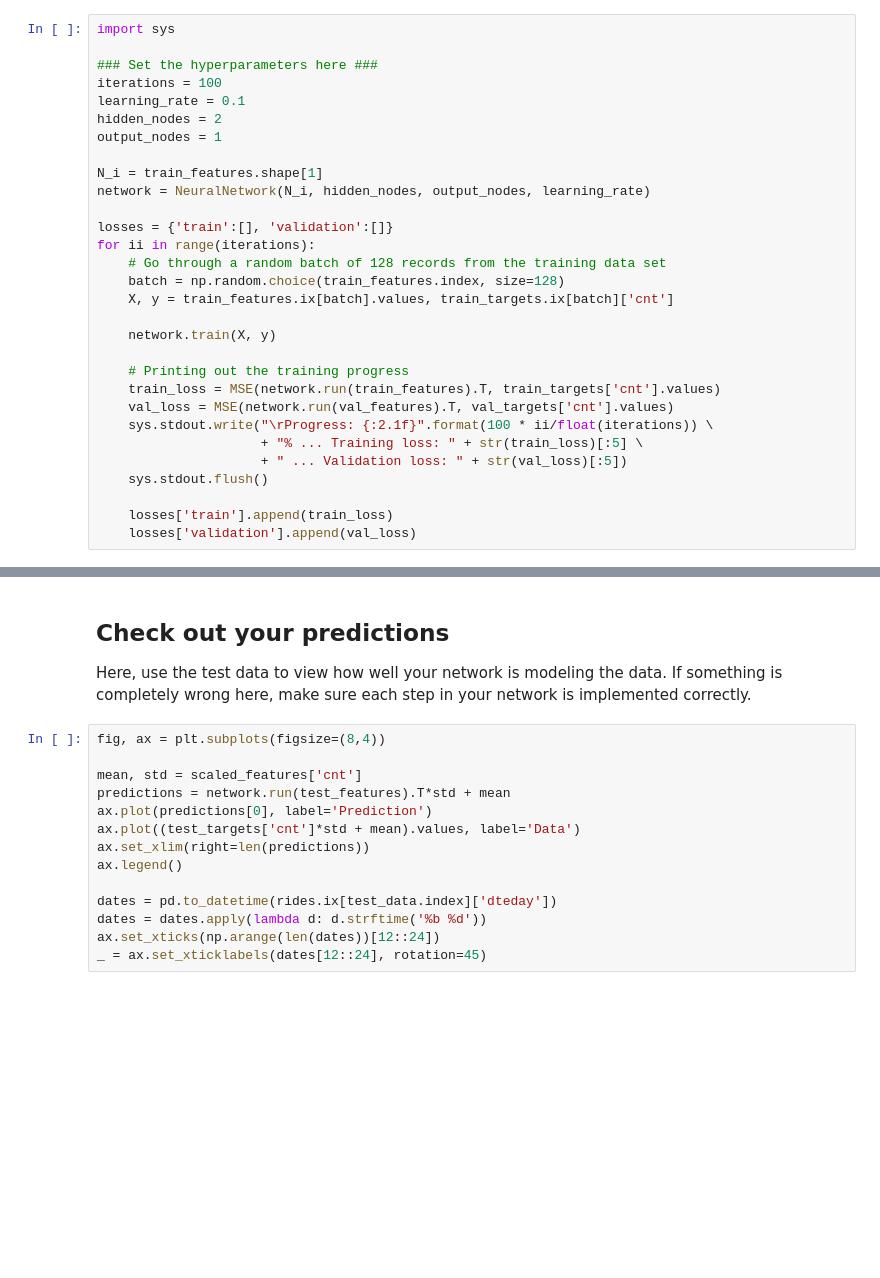
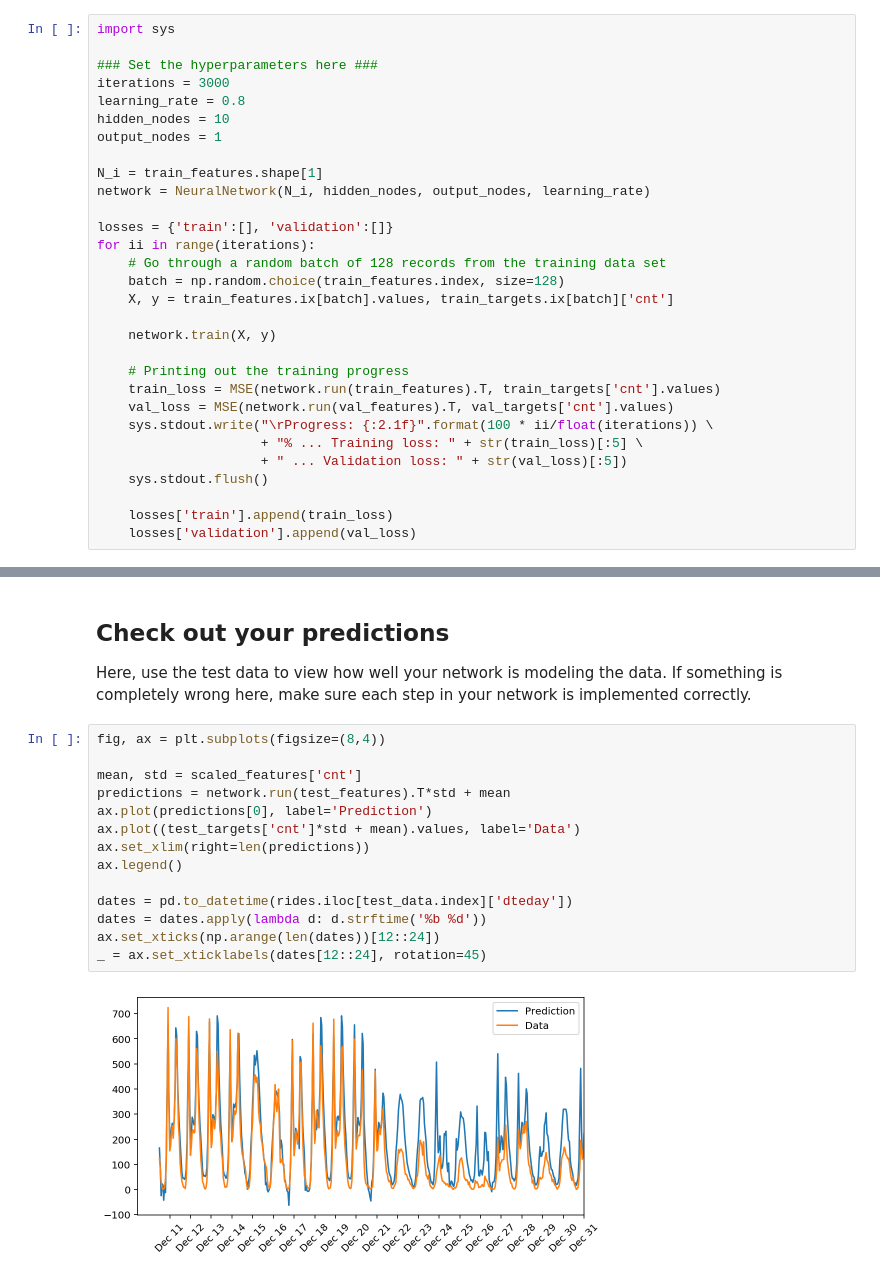
Before and after one commit to felipegssantos/first-neural-network, a Jupyter notebook: Your_first_neural_network.ipynb, the cells around one changed output, grey strips where cells are left out. Cells and saved outputs as stored; diff of their text form; blank space fills up the shorter version.

```diff
--- a/Your_first_neural_network.ipynb
+++ b/Your_first_neural_network.ipynb
@@ -297,9 +297,9 @@ The more hidden nodes you have, the more accurate predictions the model will mak
 import sys
 
 ### Set the hyperparameters here ###
-iterations = 100
-learning_rate = 0.1
-hidden_nodes = 2
+iterations = 3000
+learning_rate = 0.8
+hidden_nodes = 10
 output_nodes = 1
 
 N_i = train_features.shape[1]
@@ -335,17 +339,19 @@ Here, use the test data to view how well your network is modeling the data. If s
 # %%
 fig, ax = plt.subplots(figsize=(8,4))
 
 mean, std = scaled_features['cnt']
 predictions = network.run(test_features).T*std + mean
 ax.plot(predictions[0], label='Prediction')
 ax.plot((test_targets['cnt']*std + mean).values, label='Data')
 ax.set_xlim(right=len(predictions))
 ax.legend()
 
-dates = pd.to_datetime(rides.ix[test_data.index]['dteday'])
+dates = pd.to_datetime(rides.iloc[test_data.index]['dteday'])
 dates = dates.apply(lambda d: d.strftime('%b %d'))
 ax.set_xticks(np.arange(len(dates))[12::24])
 _ = ax.set_xticklabels(dates[12::24], rotation=45)
+# %% [output]
+[figure, added]
 # %% [markdown]
 ## OPTIONAL: Thinking about your results(this question will not be evaluated in the rubric).
 
```
Also changed, not shown: parts of 4 cells of this notebook, 1 other file.
